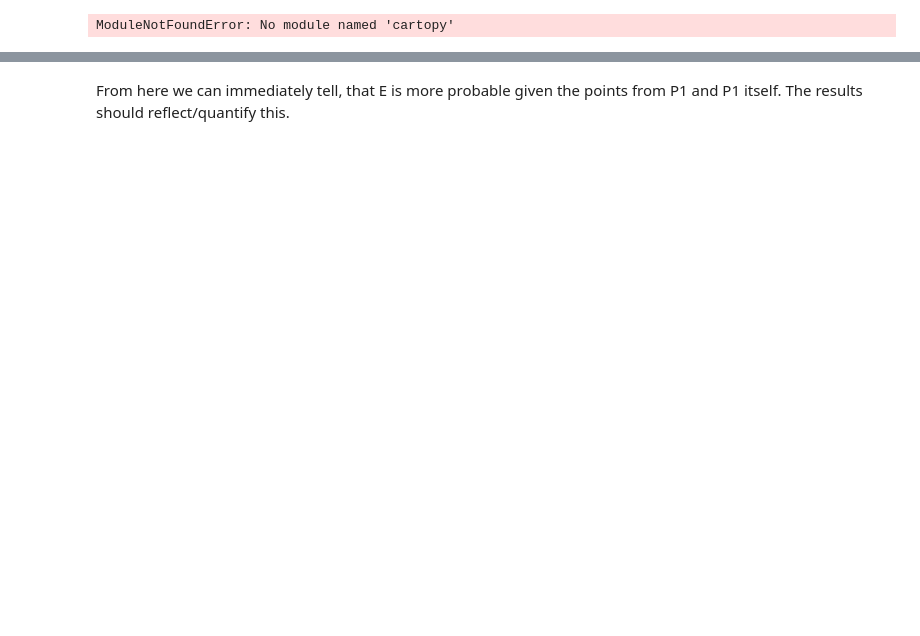
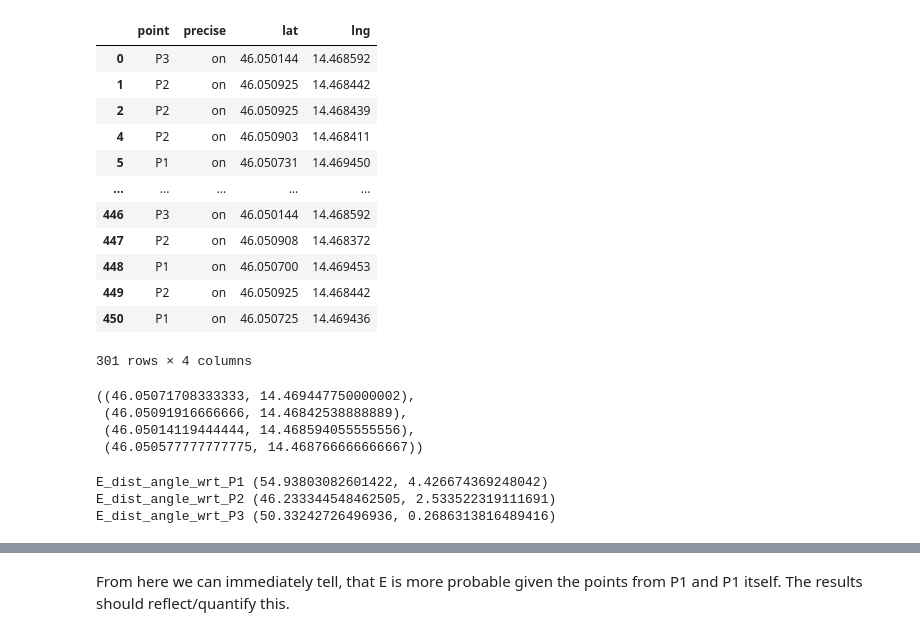
Before and after one commit to KlemenVovk/gps_evaluation, a Jupyter notebook: mainFRI.ipynb, the cells around one changed output, grey strips where cells are left out. Cells and saved outputs as stored; diff of their text form; code cells hidden in the pictures; blank space fills up the shorter version.

```diff
--- a/mainFRI.ipynb
+++ b/mainFRI.ipynb
@@ -1,15 +28,43 @@
+# %%
+df = df[["point","precise","lat","lng"]]
+df = df[(df["precise"]=="on")|(df["point"]=="SPOT")]
+df
+# %% [output]
+|  | point | precise | lat | lng |
+| 0 | P3 | on | 46.050144 | 14.468592 |
+| 1 | P2 | on | 46.050925 | 14.468442 |
+| 2 | P2 | on | 46.050925 | 14.468439 |
+| 4 | P2 | on | 46.050903 | 14.468411 |
+| 5 | P1 | on | 46.050731 | 14.469450 |
+| ... | ... | ... | ... | ... |
+| 446 | P3 | on | 46.050144 | 14.468592 |
+| 447 | P2 | on | 46.050908 | 14.468372 |
+| 448 | P1 | on | 46.050700 | 14.469453 |
+| 449 | P2 | on | 46.050925 | 14.468442 |
+| 450 | P1 | on | 46.050725 | 14.469436 |
+301 rows × 4 columns
+# %%
+# compute P1, P2, P3 (average), get E
+# latitude (N) and longitude (E)
+df_mean = df.drop("precise",axis=1).groupby("point").mean()
+d = dict(df_mean)
+for k in d.keys():
+    d[k] = dict(d[k])
+# P1 = (d["lng"]["P1"],d["lat"]["P1"])
+# P2 = (d["lng"]["P2"],d["lat"]["P2"])
+# P3 = (d["lng"]["P3"],d["lat"]["P3"])
+# E = (d["lng"]["SPOT"],d["lat"]["SPOT"])
+P1 = (d["lat"]["P1"],d["lng"]["P1"])
+P2 = (d["lat"]["P2"],d["lng"]["P2"])
+P3 = (d["lat"]["P3"],d["lng"]["P3"])
+E = (d["lat"]["SPOT"],d["lng"]["SPOT"])
+P1,P2,P3,E
+# %% [output]
+((46.05071708333333, 14.469447750000002),
+ (46.05091916666666, 14.46842538888889),
+ (46.05014119444444, 14.468594055555556),
+ (46.050577777777775, 14.468766666666667))
 # %%
-import pandas as pd
-import matplotlib.pyplot as plt
-import seaborn as sns
-# import cartopy.crs as ccrs
-import math
-from geographiclib.geodesic import Geodesic
-import numpy as np
-import scipy.stats as stats
-import arviz as az
-
-
 def lat_lng2dist_ang(initial_coords, coords):
     # initial_coords = [lat1, lng1] (evidence)
     # coords = [lat2, lng2] (proposed)
@@ -20,19 +75,16 @@ def lat_lng2dist_ang(initial_coords, coords):
     angle = angle if angle > 0 else angle + 2 * math.pi
     return distance, angle
 
-# latitude (N) and longitude (E)
-P1 = [46.521592273, 6.573832039]
-P2 = [46.521954786, 6.575116326]
-E = [46.521330555, 6.573944444]
 
 E_dist_angle_wrt_P1 = lat_lng2dist_ang(P1, E)
 E_dist_angle_wrt_P2 = lat_lng2dist_ang(P2, E)
+E_dist_angle_wrt_P3 = lat_lng2dist_ang(P3, E)
 
 print("E_dist_angle_wrt_P1", E_dist_angle_wrt_P1)
 print("E_dist_angle_wrt_P2", E_dist_angle_wrt_P2)
-
-P1_POINTS_FILE = "original/Report_P1.xlsx"
-P2_POINTS_FILE = "original/Report_P2.xlsx"
+print("E_dist_angle_wrt_P3", E_dist_angle_wrt_P3)
 # %% [output]
-ModuleNotFoundError: No module named 'cartopy'
+E_dist_angle_wrt_P1 (54.93803082601422, 4.426674369248042)
+E_dist_angle_wrt_P2 (46.233344548462505, 2.533522319111691)
+E_dist_angle_wrt_P3 (50.33242726496936, 0.2686313816489416)
 # %%
```
Also changed, not shown: parts of 9 cells of this notebook, 5 other files.
